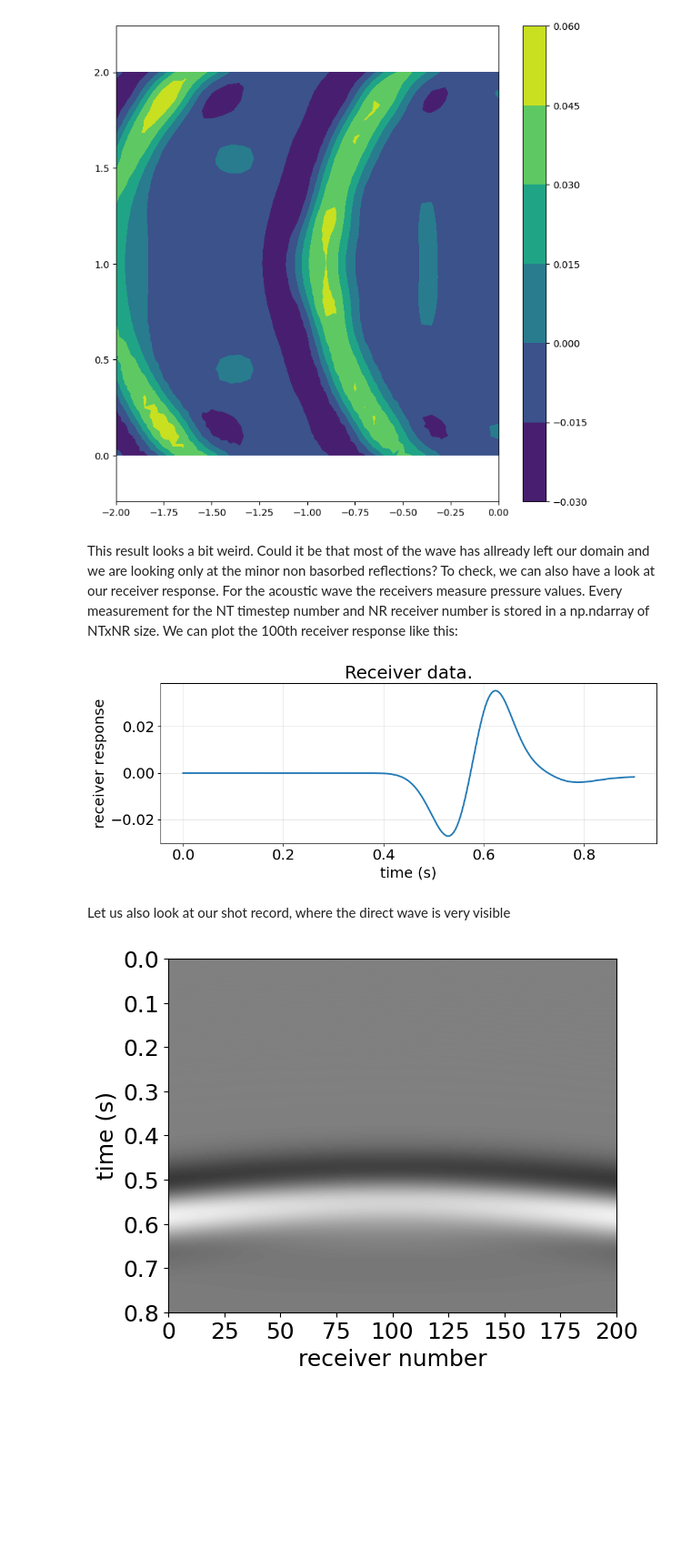
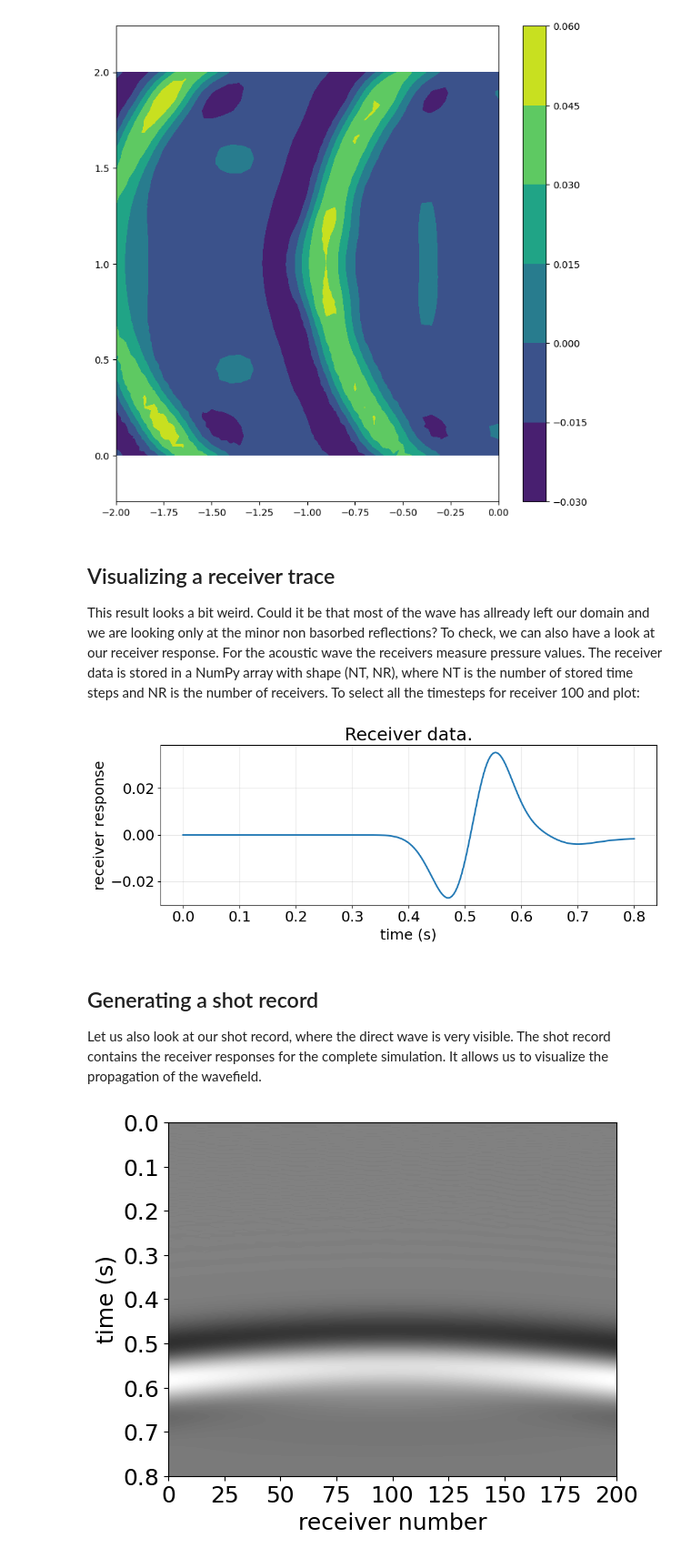
Before and after one commit to NDF-Poli-USP/spyro, a Jupyter notebook: notebook_tutorials/acoustic_plots.ipynb, the cells around one changed output. Shown at 91% size. Saved outputs shown, nothing was run; the diff lists cells and outputs as text; code cells hidden in the pictures; blank space fills up the shorter version.

Commit message:
improving acoustic plots notebook

```diff
--- a/notebook_tutorials/acoustic_plots.ipynb
+++ b/notebook_tutorials/acoustic_plots.ipynb
@@ -29,10 +33,8 @@ dictionary["camembert_options"] = {
     "inside_circle_velocity": 3.0,
 }
 dictionary["mesh"] = {
-    "length_z": 2.0,  # depth in km - always positive
-    "length_x": 2.0,  # width in km - always positive
+    "length_z": 2.0, "length_x": 2.0,
     "h": 0.1,  # mesh size in km
-    "length_y": 0.0,  # thickness in km - always positive
     "mesh_type": "firedrake_mesh",
 }
 dictionary["acquisition"] = {
@@ -45,11 +47,9 @@ dictionary["acquisition"] = {
     "use_vertex_only_mesh": True,
 }
 dictionary["time_axis"] = {
-    "initial_time": 0.0,  # Initial time for event
     "final_time": 0.8,  # Final time for event
     "dt": 1e-3,  # timestep size
     "amplitude": 1,  # the Ricker wave has an amplitude of 1.
-    "output_frequency": 100,  # how frequently to output solution to pvds
     "gradient_sampling_frequency": 1,  # how frequently to save solution to RAM
 }
 dictionary["absorving_boundary_conditions"] = {
@@ -106,11 +111,15 @@ spyro.plots.plot_function(last_pressure)
 # %% [output]
 [figure]
 # %% [markdown]
-This result looks a bit weird. Could it be that most of the wave has allready left our domain and we are looking only at the minor non basorbed reflections? To check, we can also have a look at our receiver response. For the acoustic wave the receivers measure pressure values. Every measurement for the NT timestep number and NR receiver number is stored in a np.ndarray of NTxNR size. We can plot the 100th receiver response like this:
+## Visualizing a receiver trace
+
+This result looks a bit weird. Could it be that most of the wave has allready left our domain and we are looking only at the minor non basorbed reflections? To check, we can also have a look at our receiver response. For the acoustic wave the receivers measure pressure values. The receiver data is stored in a NumPy array with shape (NT, NR), where NT is the number of stored time steps and NR is the number of receivers. To select all the timesteps for receiver 100 and plot:
 # %%
-spyro.plots.plot_receiver_response(wave.forward_solution_receivers[:, 100], final_time=0.9, show=True)
+spyro.plots.plot_receiver_response(wave.forward_solution_receivers[:, 100], final_time=0.8, show=True)
 # %% [output]
-[figure, old version]
+[figure, new version]
 # %% [markdown]
-Let us also look at our shot record, where the direct wave is very visible
+## Generating a shot record
+
+Let us also look at our shot record, where the direct wave is very visible. The shot record contains the receiver responses for the complete simulation. It allows us to visualize the propagation of the wavefield.
 # %%
```
Also changed, not shown: parts of 8 cells of this notebook.
